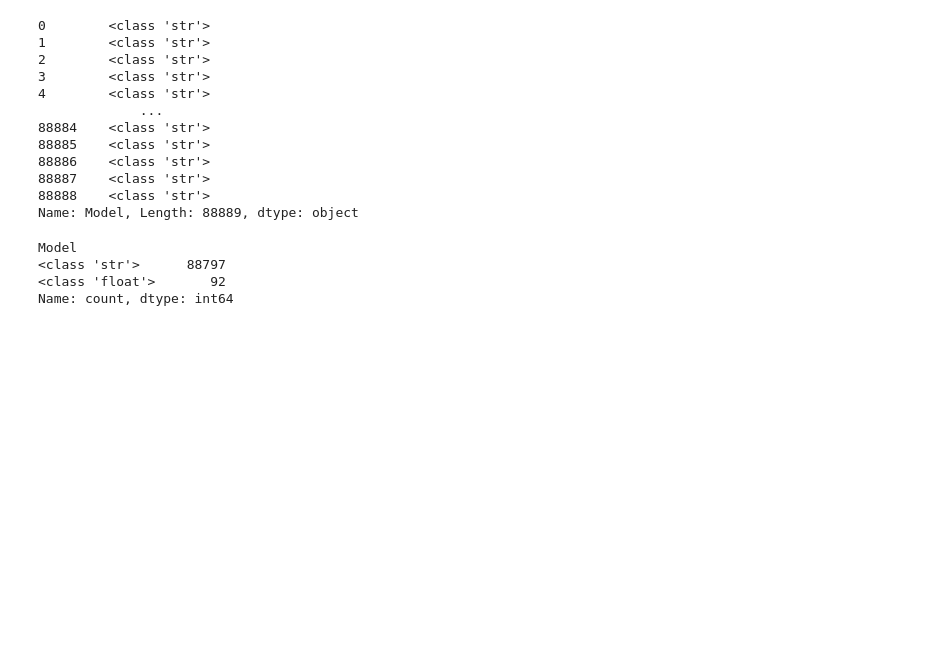
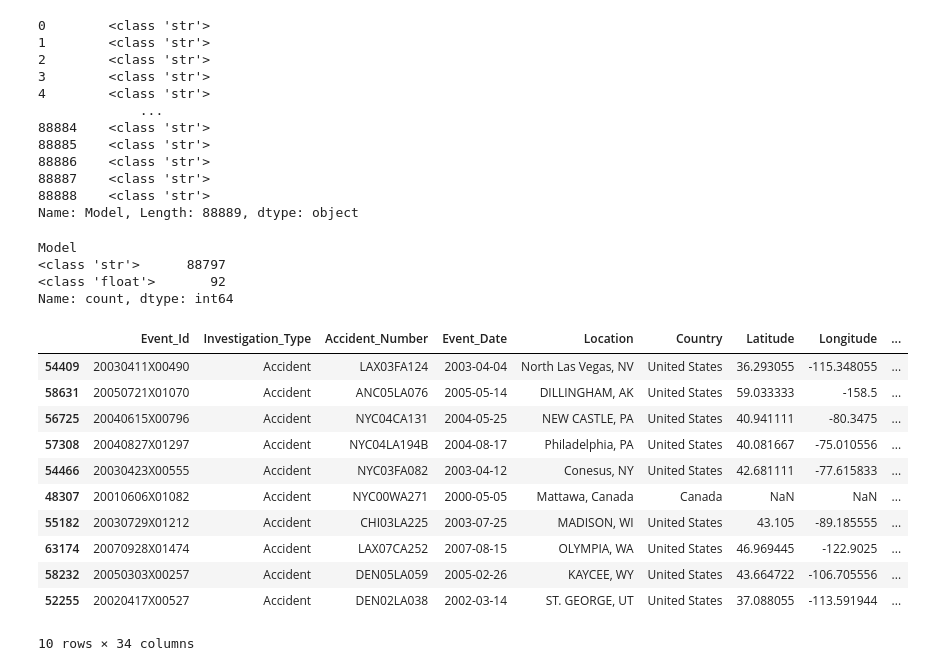
Before and after one commit to kev065/aviation-accidents, a Jupyter notebook: index.ipynb, the cells around one changed output. Cells and saved outputs as stored; diff of their text form; code cells hidden in the pictures; blank space fills up the shorter version.

```diff
--- a/index.ipynb
+++ b/index.ipynb
@@ -143 +143,27 @@ aviation_accidents_df_copy['Model'] = aviation_accidents_df_copy['Model'].astype
 aviation_accidents_df_copy.drop(columns=['Latitude', 'Longitude', 'Schedule', 'Air_Carrier', 'Aircraft_Category', 'Far_Description'], inplace=True)
+# %%
+# Creates a new column 'Total_Passengers'
+aviation_accidents_df_copy['Total_Passengers'] = aviation_accidents_df_copy['Total_Fatal_Injuries'] + aviation_accidents_df_copy['Total_Serious_Injuries'] + aviation_accidents_df_copy['Total_Minor_Injuries'] + aviation_accidents_df_copy['Total_Uninjured']
+# %%
+# Creates a new column with proportion of fatal injuries per accident
+aviation_accidents_df_copy['Fatal_Injury_Proportion'] = aviation_accidents_df_copy['Total_Fatal_Injuries'] / aviation_accidents_df_copy['Total_Passengers']
+# %%
+# Create a new column with proportion of uninjured per accident
+aviation_accidents_df_copy['Uninjured_Proportion'] = aviation_accidents_df_copy['Total_Uninjured'] / aviation_accidents_df_copy['Total_Passengers']
+# %%
+# This code is used to investigate rows where 'Fatal_Injuries_Proportion' is NaN.
+# By selecting a random sample of 10 such rows, we can manually inspect these cases and better understand why these undefined values might be occurring.
+aviation_accidents_df_copy[aviation_accidents_df_copy['Fatal_Injury_Proportion'].isna()].sample(10)
+# %% [output]
+|  | Event_Id | Investigation_Type | Accident_Number | Event_Date | Location | Country | Latitude | Longitude | ... |
+| 54409 | 20030411X00490 | Accident | LAX03FA124 | 2003-04-04 | North Las Vegas, NV | United States | 36.293055 | -115.348055 | ... |
+| 58631 | 20050721X01070 | Accident | ANC05LA076 | 2005-05-14 | DILLINGHAM, AK | United States | 59.033333 | -158.5 | ... |
+| 56725 | 20040615X00796 | Accident | NYC04CA131 | 2004-05-25 | NEW CASTLE, PA | United States | 40.941111 | -80.3475 | ... |
+| 57308 | 20040827X01297 | Accident | NYC04LA194B | 2004-08-17 | Philadelphia, PA | United States | 40.081667 | -75.010556 | ... |
+| 54466 | 20030423X00555 | Accident | NYC03FA082 | 2003-04-12 | Conesus, NY | United States | 42.681111 | -77.615833 | ... |
+| 48307 | 20010606X01082 | Accident | NYC00WA271 | 2000-05-05 | Mattawa, Canada | Canada | NaN | NaN | ... |
+| 55182 | 20030729X01212 | Accident | CHI03LA225 | 2003-07-25 | MADISON, WI | United States | 43.105 | -89.185555 | ... |
+| 63174 | 20070928X01474 | Accident | LAX07CA252 | 2007-08-15 | OLYMPIA, WA | United States | 46.969445 | -122.9025 | ... |
+| 58232 | 20050303X00257 | Accident | DEN05LA059 | 2005-02-26 | KAYCEE, WY | United States | 43.664722 | -106.705556 | ... |
+| 52255 | 20020417X00527 | Accident | DEN02LA038 | 2002-03-14 | ST. GEORGE, UT | United States | 37.088055 | -113.591944 | ... |
+10 rows × 34 columns
```
Also changed, not shown: parts of 2 cells of this notebook.
